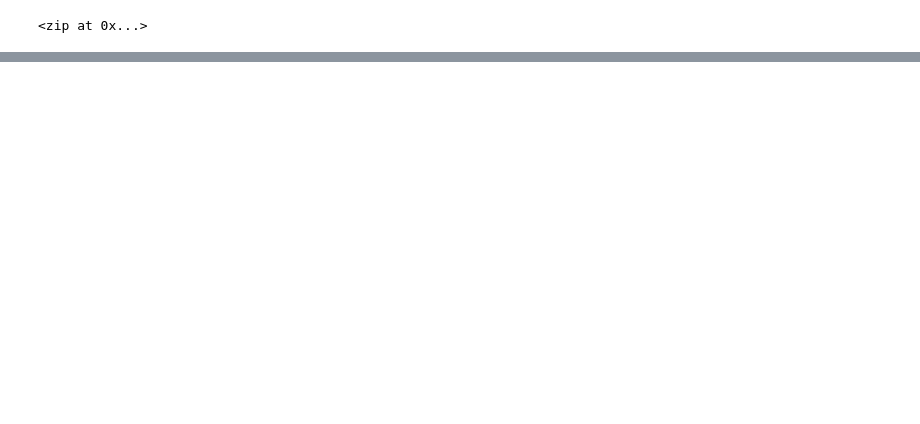
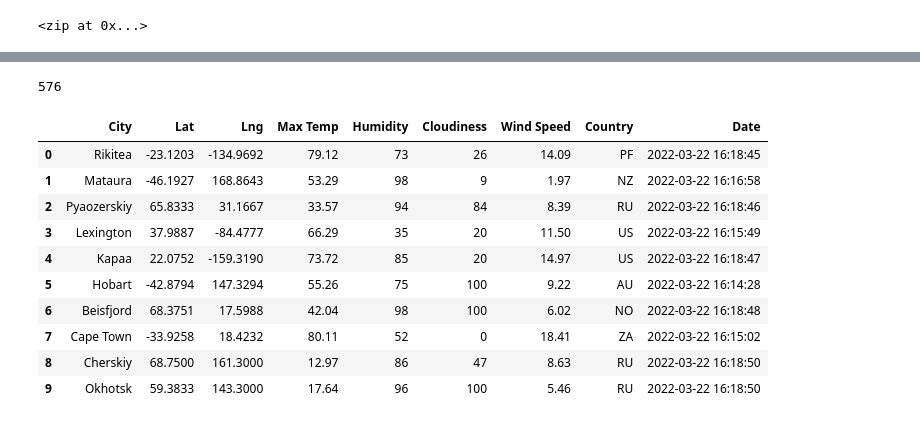
Before and after one commit to kaitlynhop/World_Weather_Analysis, a Jupyter notebook: WeatherPy.ipynb, the cells around one changed output, grey strips where cells are left out. Drawn from its saved outputs; the diff is of its cells as text; code cells hidden in the pictures; blank space fills up the shorter version.

Commit message:
Modifying .gitignore and WeatherPy city DF.

```diff
--- a/WeatherPy.ipynb
+++ b/WeatherPy.ipynb
@@ -33,0 +39,3 @@ len(cities)
+# %%
+# build basic url with api key
+url = "http://api.openweathermap.org/data/2.5/weather?units=Imperial&APPID=" + weather_api_key + "&q="
@@ -33,0 +46,10 @@ len(cities)
+# %%
+# Create an empty list to hold the weather data.
+city_data = []
+# Print the beginning of the logging.
+print("Beginning Data Retrieval     ")
+print("-----------------------------")
+
+# Create counters.
+record_count = 1
+set_count = 1
@@ -33,0 +141,21 @@ len(cities)
+# %%
+#Get list of cities in city_data
+len(city_data)
+# %% [output]
+576
+# %%
+# Convert the array of dictionaries to a Pandas DataFrame.
+city_data_df = pd.DataFrame(city_data)
+city_data_df.head(10)
+# %% [output]
+|  | City | Lat | Lng | Max Temp | Humidity | Cloudiness | Wind Speed | Country | Date |
+| 0 | Rikitea | -23.1203 | -134.9692 | 79.12 | 73 | 26 | 14.09 | PF | 2022-03-22 16:18:45 |
+| 1 | Mataura | -46.1927 | 168.8643 | 53.29 | 98 | 9 | 1.97 | NZ | 2022-03-22 16:16:58 |
+| 2 | Pyaozerskiy | 65.8333 | 31.1667 | 33.57 | 94 | 84 | 8.39 | RU | 2022-03-22 16:18:46 |
+| 3 | Lexington | 37.9887 | -84.4777 | 66.29 | 35 | 20 | 11.50 | US | 2022-03-22 16:15:49 |
+| 4 | Kapaa | 22.0752 | -159.3190 | 73.72 | 85 | 20 | 14.97 | US | 2022-03-22 16:18:47 |
+| 5 | Hobart | -42.8794 | 147.3294 | 55.26 | 75 | 100 | 9.22 | AU | 2022-03-22 16:14:28 |
+| 6 | Beisfjord | 68.3751 | 17.5988 | 42.04 | 98 | 100 | 6.02 | NO | 2022-03-22 16:18:48 |
+| 7 | Cape Town | -33.9258 | 18.4232 | 80.11 | 52 | 0 | 18.41 | ZA | 2022-03-22 16:15:02 |
+| 8 | Cherskiy | 68.7500 | 161.3000 | 12.97 | 86 | 47 | 8.63 | RU | 2022-03-22 16:18:50 |
+| 9 | Okhotsk | 59.3833 | 143.3000 | 17.64 | 96 | 100 | 5.46 | RU | 2022-03-22 16:18:50 |
```
Also changed, not shown: parts of 9 cells of this notebook, 2 other files.
